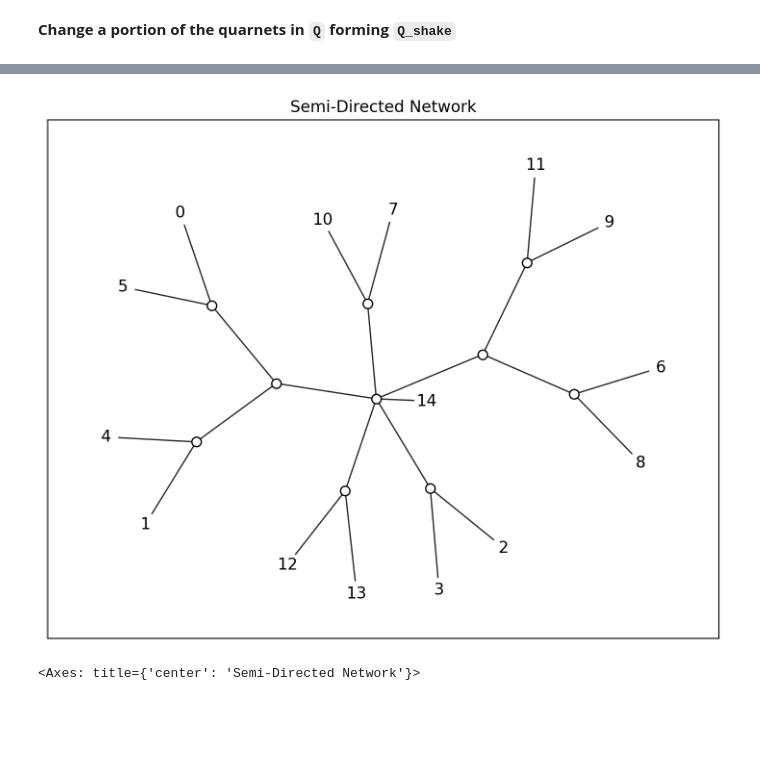
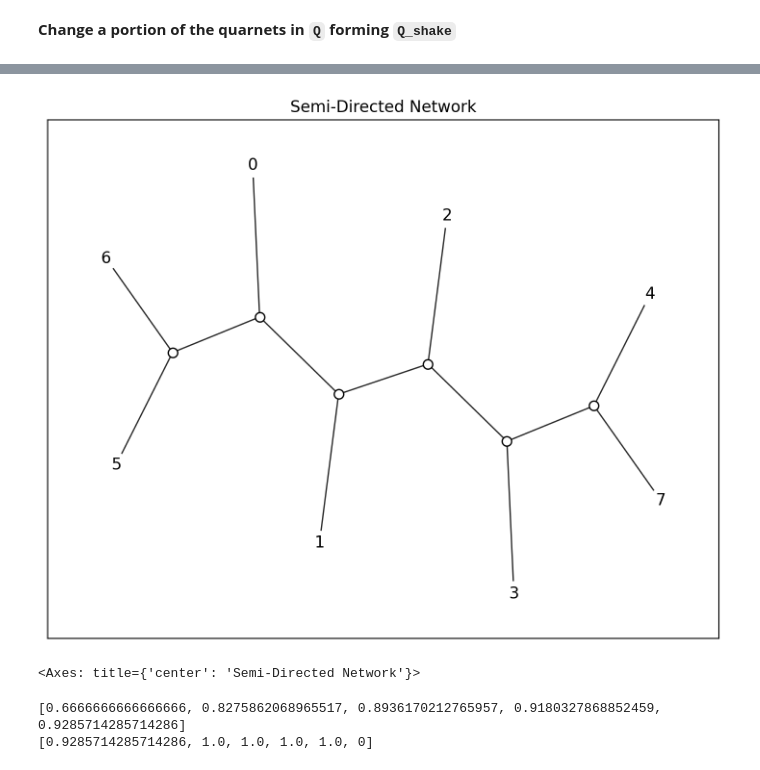
Before and after one commit to maxverton/squirrel, a Jupyter notebook: Tstar_pen_alg.ipynb, the cells around one changed output, grey strips where cells are left out. Drawn from its saved outputs; the diff is of its cells as text; code cells hidden in the pictures; blank space fills up the shorter version.

```diff
--- a/Tstar_pen_alg.ipynb
+++ b/Tstar_pen_alg.ipynb
@@ -13,6 +10,6 @@ The autoreload extension is already loaded. To reload it, use:
 seed = 348957
 random.seed(seed)
 np.random.seed(seed)
-N = sq.sdnetwork.random_semi_directed_network(15, 3)
+N = sq.sdnetwork.random_semi_directed_network(7, 1)
 N.visualize()
 # %% [output]
@@ -30,11 +27,12 @@ N_blob.visualize()
 # %% [markdown]
 **Change a portion of the quarnets in `Q` forming `Q_shake`**
 # %%
-Q_shake = Q._shake(epsilon=0.3)
+Q_shake = Q._shake(epsilon=0)
 Q_splits = Q_shake.quartetsplits()
 
 sq_trees = Q_shake.squirrel(method = "return_trees", visualize=False)
-
+print(Q_splits)
 ##OUR METHOD HERE##
-my_trees = Q_splits.get_blobtrees_tstar_penalty(threshold=50)
+print("____________________________")
+my_trees = Q_splits.get_blobtrees_tstar_penalty(threshold=150)
 # %% [output]
@@ -58,6 +56,6 @@ Split: Split({'13', '12', '6'}, {'3', '8', '14', '2', '9', '7', '10', '0', '11',
 # %%
-tree, splitsystem = trees[-1].values()
+tree, splitsystem = my_trees[-1].values()
 tree.visualize()
 # %% [output]
-[figure, old version]
+[figure, new version]
 <Axes: title={'center': 'Semi-Directed Network'}>
@@ -63,0 +74,6 @@ tree.visualize()
+# %%
+print(my_scores)
+print(sq_scores)
+# %% [output]
+[0.6666666666666666, 0.8275862068965517, 0.8936170212765957, 0.9180327868852459, 0.9285714285714286]
+[0.9285714285714286, 1.0, 1.0, 1.0, 1.0, 0]
```
Also changed, not shown: parts of 5 cells of this notebook, 1 other file.
